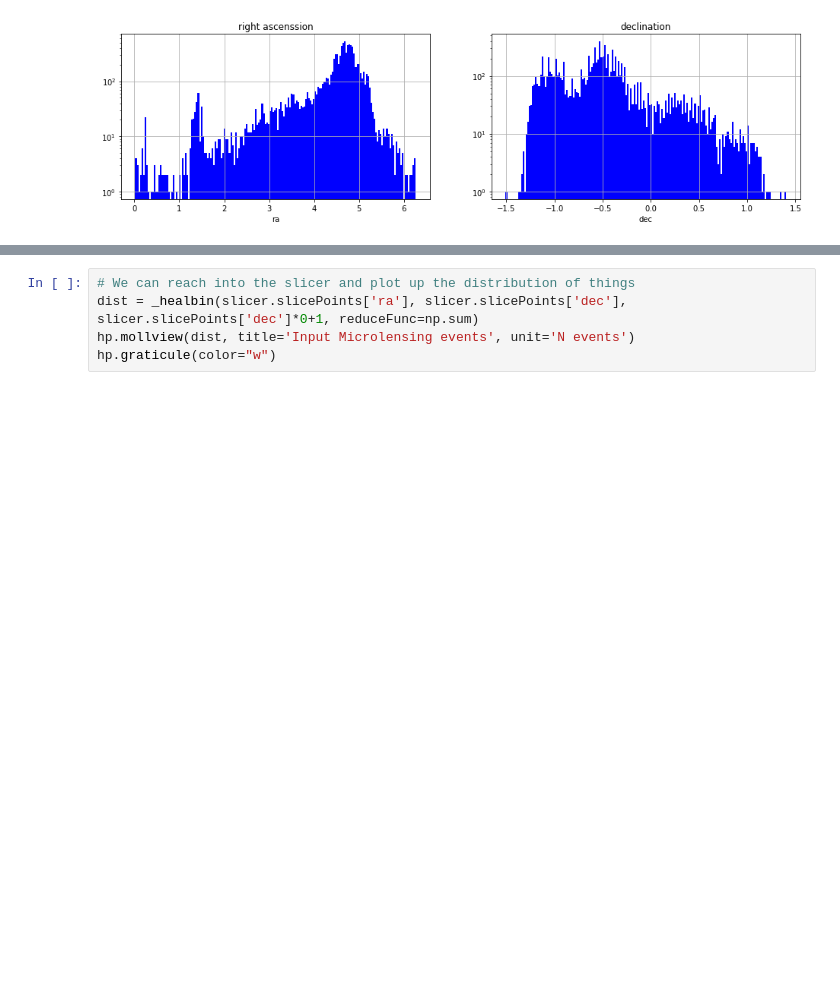
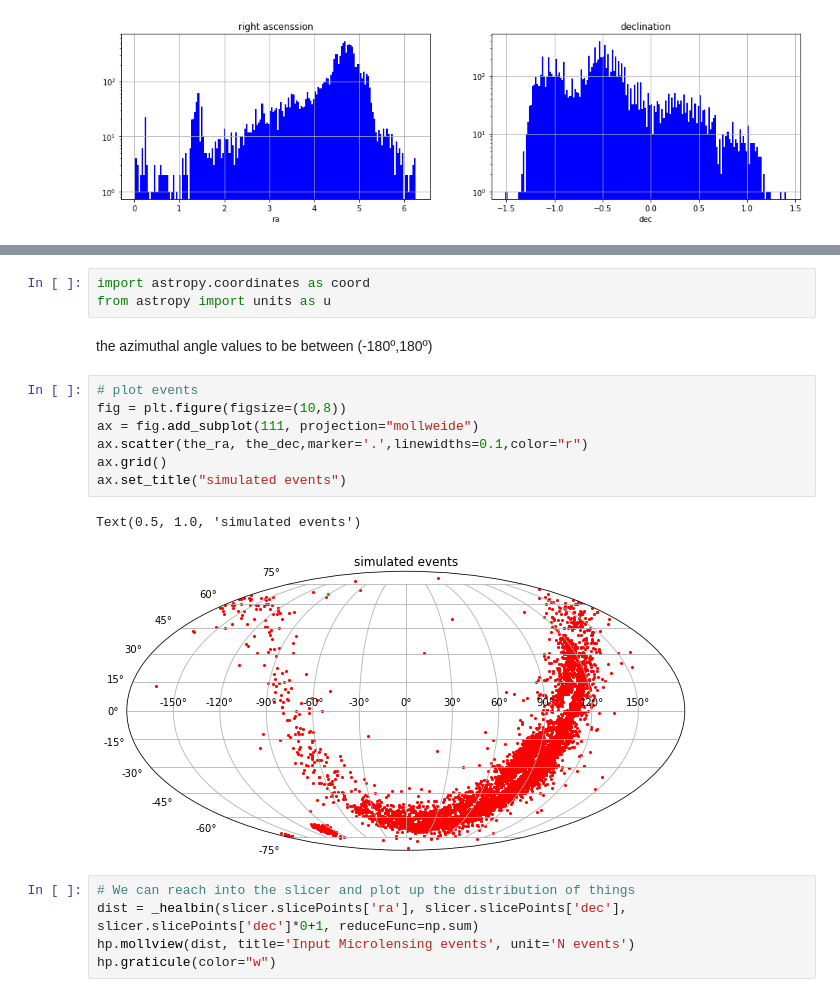
Before and after one commit to sylvielsstfr/MyCadence, a Jupyter notebook: MicroLensing/Microlensing.ipynb, the cells around one changed output, grey strips where cells are left out. Cells and saved outputs as stored; diff of their text form; blank space fills up the shorter version.

```diff
--- a/MicroLensing/Microlensing.ipynb
+++ b/MicroLensing/Microlensing.ipynb
@@ -46,3 +70,18 @@ Text(0.5, 1.0, 'declination')
+# %%
+import astropy.coordinates as coord
+from astropy import units as u
+# %% [markdown]
+the azimuthal angle values to be between (-180º,180º)
+# %%
+# plot events
+fig = plt.figure(figsize=(10,8))
+ax = fig.add_subplot(111, projection="mollweide")
+ax.scatter(the_ra, the_dec,marker='.',linewidths=0.1,color="r")
+ax.grid()
+ax.set_title("simulated events")
+# %% [output]
+Text(0.5, 1.0, 'simulated events')
+[figure, added]
 # %%
 # We can reach into the slicer and plot up the distribution of things
 dist = _healbin(slicer.slicePoints['ra'], slicer.slicePoints['dec'], slicer.slicePoints['dec']*0+1, reduceFunc=np.sum)
```
Also changed, not shown: parts of 12 cells of this notebook, 1 other file.
